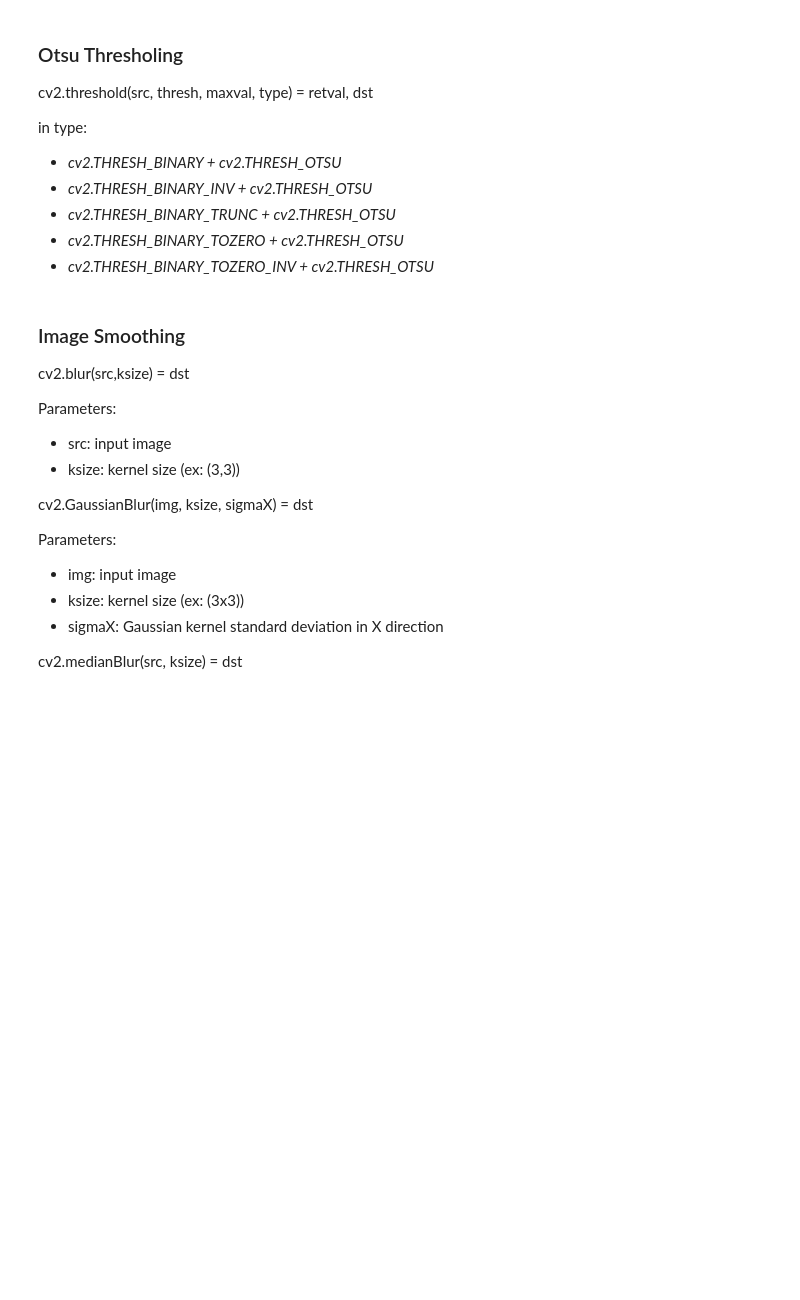
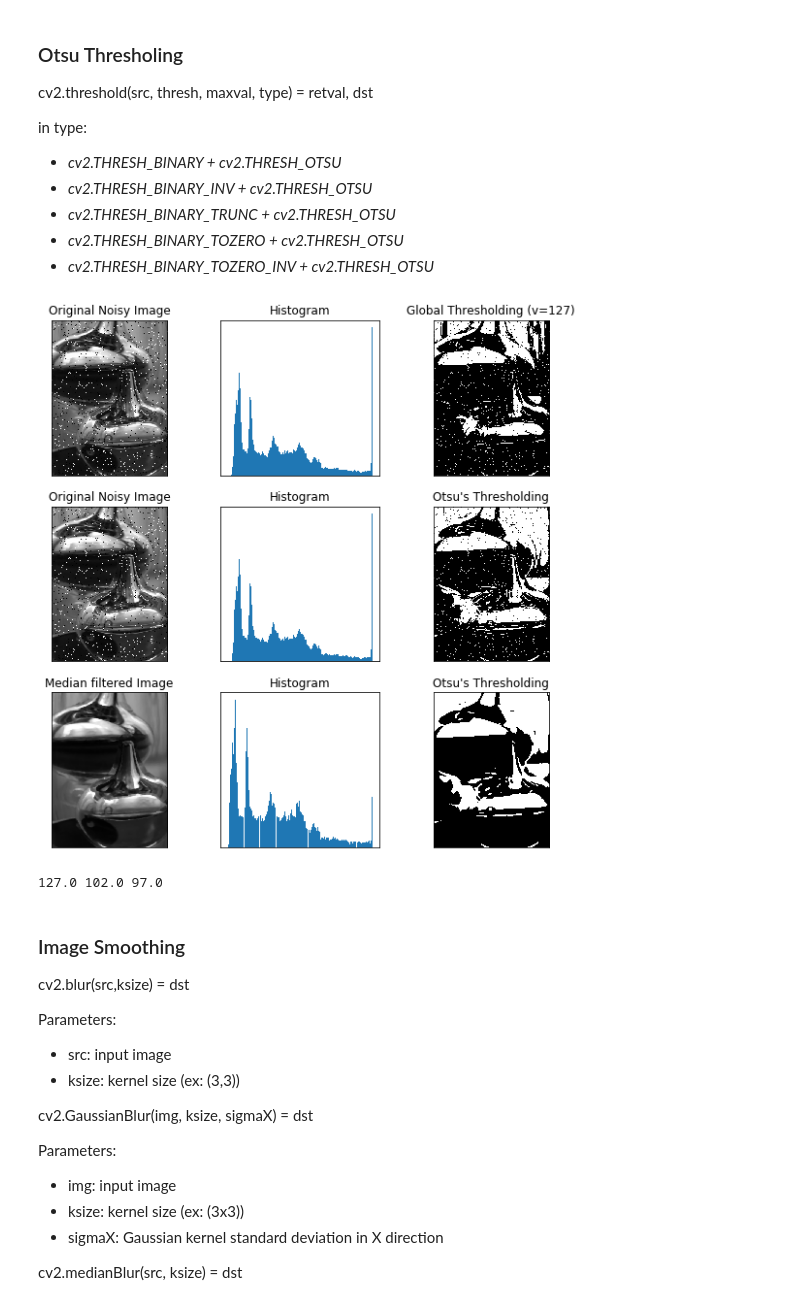
Before and after one commit to mixcheck/cnntutorial, a Jupyter notebook: 01.traditional_image_classification/image_processing.ipynb, the cells around one changed output. Saved outputs shown, nothing was run; the diff lists cells and outputs as text; code cells hidden in the pictures; blank space fills up the shorter version.

```diff
--- a/01.traditional_image_classification/image_processing.ipynb
+++ b/01.traditional_image_classification/image_processing.ipynb
@@ -85,32 +93,35 @@ in type:
 # %%
 img = cv2.imread('noise.png',0)
 
 # global thresholding
 ret1, th1 = cv2.threshold(img, 127, 255, cv2.THRESH_BINARY)
 
 # Otsu's thresholding
 ret2, th2 = cv2.threshold(img, 0, 255, cv2.THRESH_BINARY+cv2.THRESH_OTSU)
 
-# Otsu's thresholding after Gaussian filtering
+# Otsu's thresholding after median filtering
 blur = cv2.medianBlur(img,5)
 ret3, th3 = cv2.threshold(blur, 0, 255, cv2.THRESH_BINARY+cv2.THRESH_OTSU)
 
 # plot all the images and their histograms
 images = [img, 0, th1, img, 0, th2, blur, 0, th3]
 
-titles = ['Original Noisy Image','Histogram','Global Thresholding (v=127)', 'Original Noisy Image','Histogram',"Otsu's Thresholding", 'Gaussian filtered Image','Histogram',"Otsu's Thresholding"]
+titles = ['Original Noisy Image','Histogram','Global Thresholding (v=127)', 'Original Noisy Image','Histogram',"Otsu's Thresholding", 'Median filtered Image','Histogram',"Otsu's Thresholding"]
 
 for i in xrange(3):
 	plt.subplot(3,3,i*3+1),plt.imshow(images[i*3],'gray')
 	plt.title(titles[i*3]), plt.xticks([]), plt.yticks([])
 	plt.subplot(3,3,i*3+2),plt.hist(images[i*3].ravel(),256)
 	plt.title(titles[i*3+1]), plt.xticks([]), plt.yticks([])
 	plt.subplot(3,3,i*3+3),plt.imshow(images[i*3+2],'gray')
 	plt.title(titles[i*3+2]), plt.xticks([]), plt.yticks([])
 
 plt.show()
 
-print ret1, ret2, ret3
+print (ret1, ret2, ret3)
+# %% [output]
+[figure, added]
+127.0 102.0 97.0
 # %% [markdown]
 ### Image Smoothing
 cv2.blur(src,ksize) = dst
```
Also changed, not shown: parts of 4 cells of this notebook.
